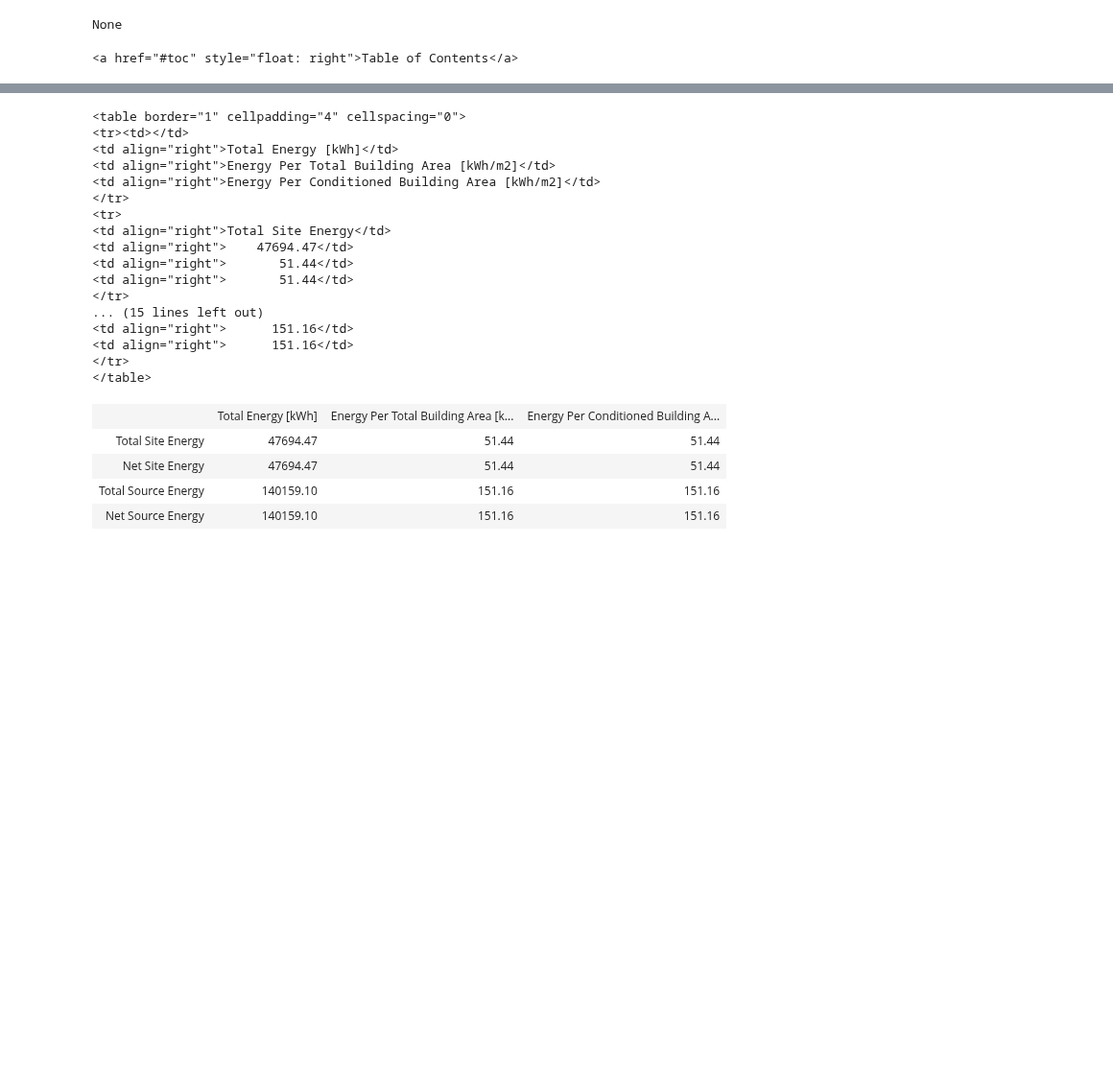
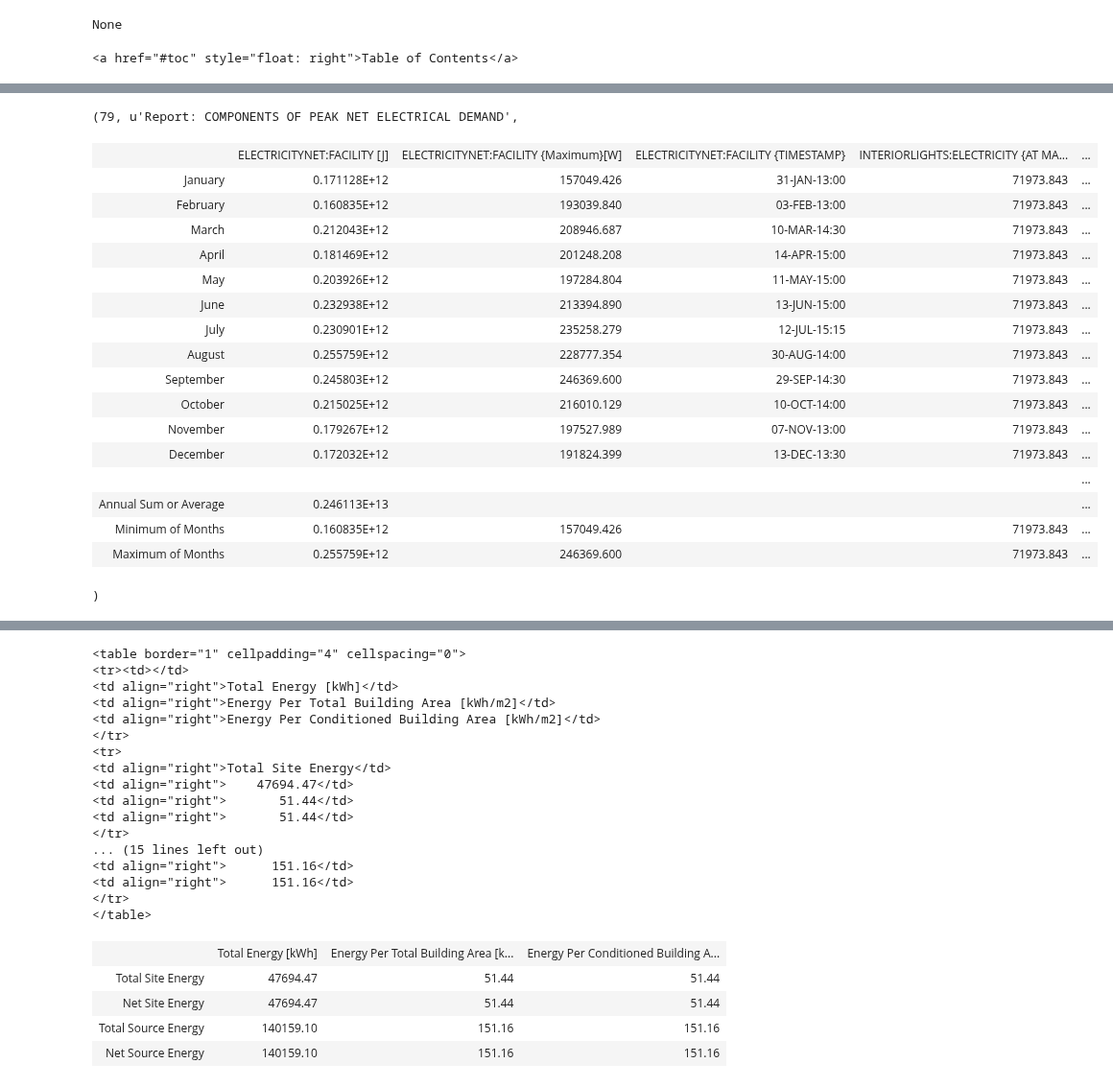
Before and after one commit to santoshphilip/eppy, a Jupyter notebook: eppy/readhtml.ipynb, the cells around one changed output, grey strips where cells are left out. Shown at 96% size. Drawn from its saved outputs; the diff is of its cells as text; code cells hidden in the pictures; blank space fills up the shorter version.

Commit message:
modified:   readhtml.ipynb     new file:   resources/outputfiles/V_8_1/1050PageMillRoadTable.html

```diff
--- a/eppy/readhtml.ipynb
+++ b/eppy/readhtml.ipynb
@@ -190,0 +316,4 @@ table
+# %%
+for line in all[0][0]:
+    if line.name == 'p':
+        print line.get_text()
@@ -190,0 +326,30 @@ table
+# %%
+fname = "resources/outputfiles/V_8_1/1050PageMillRoadTable.html"
+soup = BeautifulSoup(open(fname, 'r'))
+# %%
+all = []
+e = soup.p.next_elements
+for j in e:
+    tabletup = []
+    if not has_name(j):
+        continue
+    if j.name == 'table':
+        print j.name
+        beforetable = []
+        pr = j.previous_elements
+        for i in pr:
+            if not has_name(i):
+                continue
+            if i.name not in ('br', None):
+                if i.name in ('table', 'hr', 'tr', 'td'):
+                    break
+                if i.parent.name == "p":
+                    print i.name, "parent", i.parent.name
+                else:
+                    print i.name
+                    beforetable.append(i)
+        beforetable.reverse()
+        tabletup.append(beforetable)
+        tabletup.append(j)
+    if tabletup:
+        all.append(tabletup)
@@ -190,0 +374,5 @@ table
+# %%
+for block in all:
+    for line in block[0]:
+        print line.get_text()
+    print '- Table -----'
@@ -190,0 +397,24 @@ table
+# %%
+pk = ([(i, line.get_text(), block[-1]) for line in block[0] if 'PEAK' in line.get_text()] for i, block in enumerate(all))
+imgs = [str(p[-1]) for p in pk if p]
+HTML(imgs[1])
+# %% [output]
+(79, u'Report: COMPONENTS OF PEAK NET ELECTRICAL DEMAND',
+|  | ELECTRICITYNET:FACILITY [J] | ELECTRICITYNET:FACILITY {Maximum}[W] | ELECTRICITYNET:FACILITY {TIMESTAMP} | INTERIORLIGHTS:ELECTRICITY {AT MA... | ... |
+| January | 0.171128E+12 | 157049.426 | 31-JAN-13:00 | 71973.843 | ... |
+| February | 0.160835E+12 | 193039.840 | 03-FEB-13:00 | 71973.843 | ... |
+| March | 0.212043E+12 | 208946.687 | 10-MAR-14:30 | 71973.843 | ... |
+| April | 0.181469E+12 | 201248.208 | 14-APR-15:00 | 71973.843 | ... |
+| May | 0.203926E+12 | 197284.804 | 11-MAY-15:00 | 71973.843 | ... |
+| June | 0.232938E+12 | 213394.890 | 13-JUN-15:00 | 71973.843 | ... |
+| July | 0.230901E+12 | 235258.279 | 12-JUL-15:15 | 71973.843 | ... |
+| August | 0.255759E+12 | 228777.354 | 30-AUG-14:00 | 71973.843 | ... |
+| September | 0.245803E+12 | 246369.600 | 29-SEP-14:30 | 71973.843 | ... |
+| October | 0.215025E+12 | 216010.129 | 10-OCT-14:00 | 71973.843 | ... |
+| November | 0.179267E+12 | 197527.989 | 07-NOV-13:00 | 71973.843 | ... |
+| December | 0.172032E+12 | 191824.399 | 13-DEC-13:30 | 71973.843 | ... |
+|  |  |  |  |  | ... |
+| Annual Sum or Average | 0.246113E+13 |  |  |  | ... |
+| Minimum of Months | 0.160835E+12 | 157049.426 |  | 71973.843 | ... |
+| Maximum of Months | 0.255759E+12 | 246369.600 |  | 71973.843 | ... |
+)
```
Also changed, not shown: parts of 23 cells of this notebook, 1 other file.
